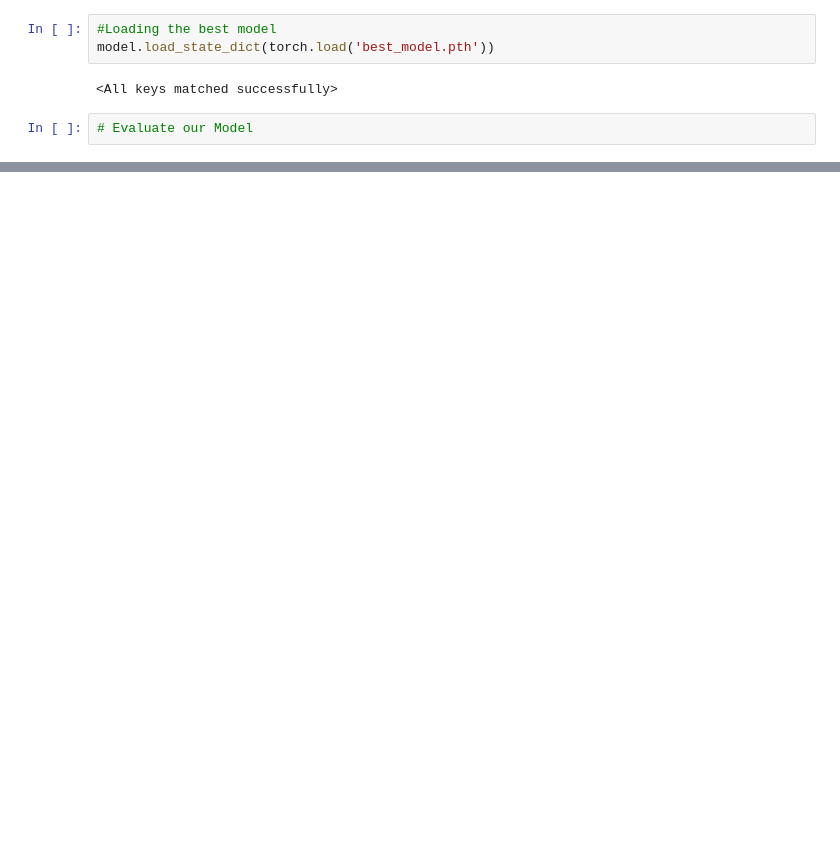
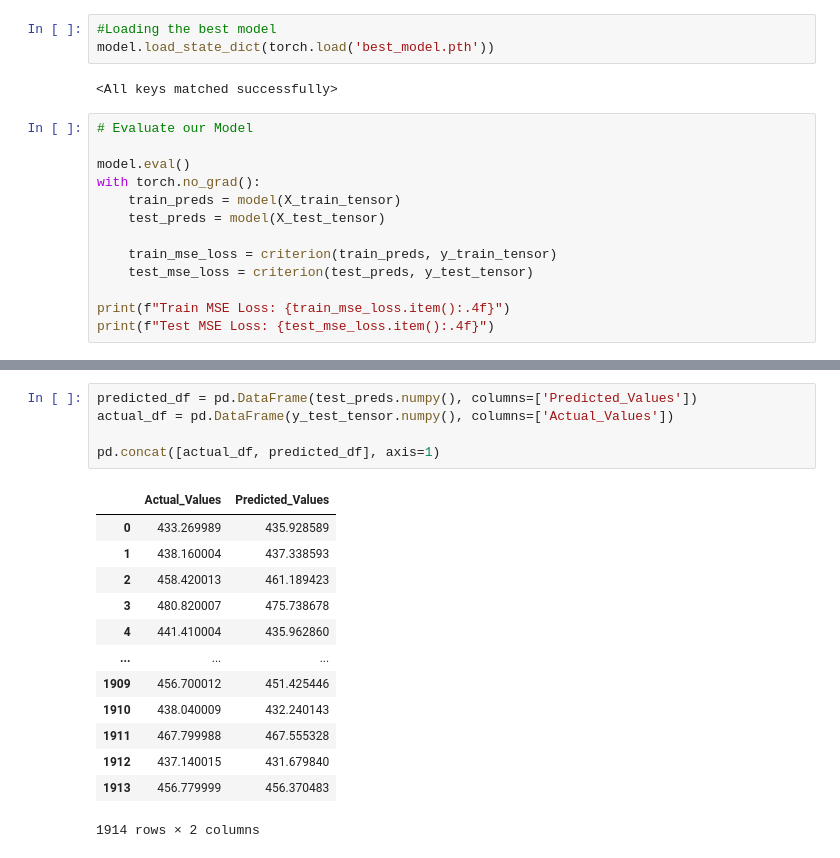
Before and after one commit to KARTHIKAKRISHNA123/grid-sync, a Jupyter notebook: ANN_Regression.ipynb, the cells around one changed output, grey strips where cells are left out. Cells and saved outputs as stored; diff of their text form; blank space fills up the shorter version.

```diff
--- a/ANN_Regression.ipynb
+++ b/ANN_Regression.ipynb
@@ -274,3 +274,14 @@ model.load_state_dict(torch.load('best_model.pth'))
 <All keys matched successfully>
 # %%
 # Evaluate our Model
+
+model.eval()
+with torch.no_grad():
+    train_preds = model(X_train_tensor)
+    test_preds = model(X_test_tensor)
+
+    train_mse_loss = criterion(train_preds, y_train_tensor)
+    test_mse_loss = criterion(test_preds, y_test_tensor)
+
+print(f"Train MSE Loss: {train_mse_loss.item():.4f}")
+print(f"Test MSE Loss: {test_mse_loss.item():.4f}")
@@ -276,0 +299,19 @@ model.load_state_dict(torch.load('best_model.pth'))
+# %%
+predicted_df = pd.DataFrame(test_preds.numpy(), columns=['Predicted_Values'])
+actual_df = pd.DataFrame(y_test_tensor.numpy(), columns=['Actual_Values'])
+
+pd.concat([actual_df, predicted_df], axis=1)
+# %% [output]
+|  | Actual_Values | Predicted_Values |
+| 0 | 433.269989 | 435.928589 |
+| 1 | 438.160004 | 437.338593 |
+| 2 | 458.420013 | 461.189423 |
+| 3 | 480.820007 | 475.738678 |
+| 4 | 441.410004 | 435.962860 |
+| ... | ... | ... |
+| 1909 | 456.700012 | 451.425446 |
+| 1910 | 438.040009 | 432.240143 |
+| 1911 | 467.799988 | 467.555328 |
+| 1912 | 437.140015 | 431.679840 |
+| 1913 | 456.779999 | 456.370483 |
+1914 rows × 2 columns
```
Also changed, not shown: parts of 4 cells of this notebook, 1 other file.
